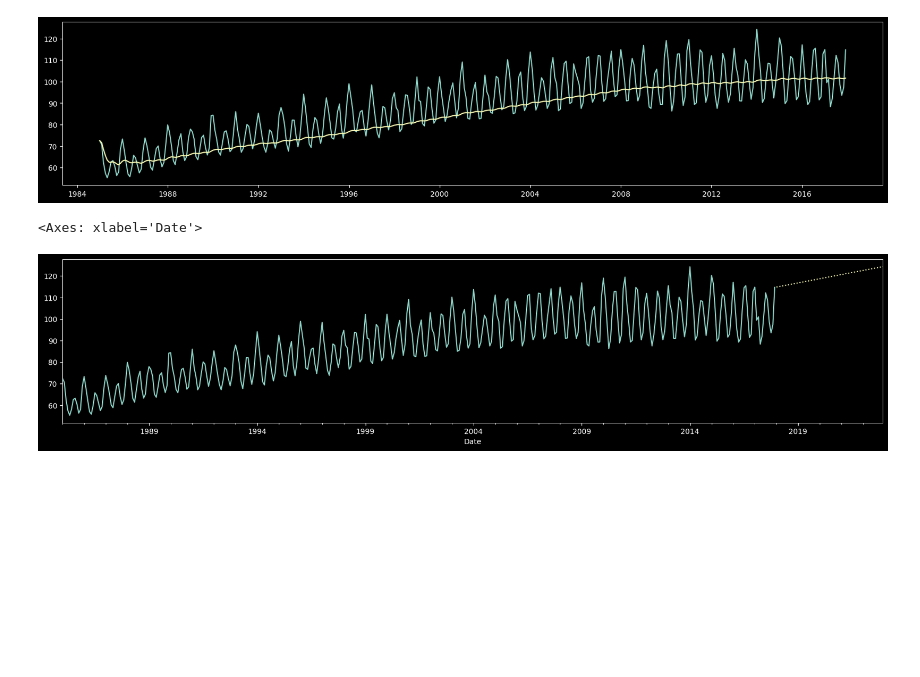
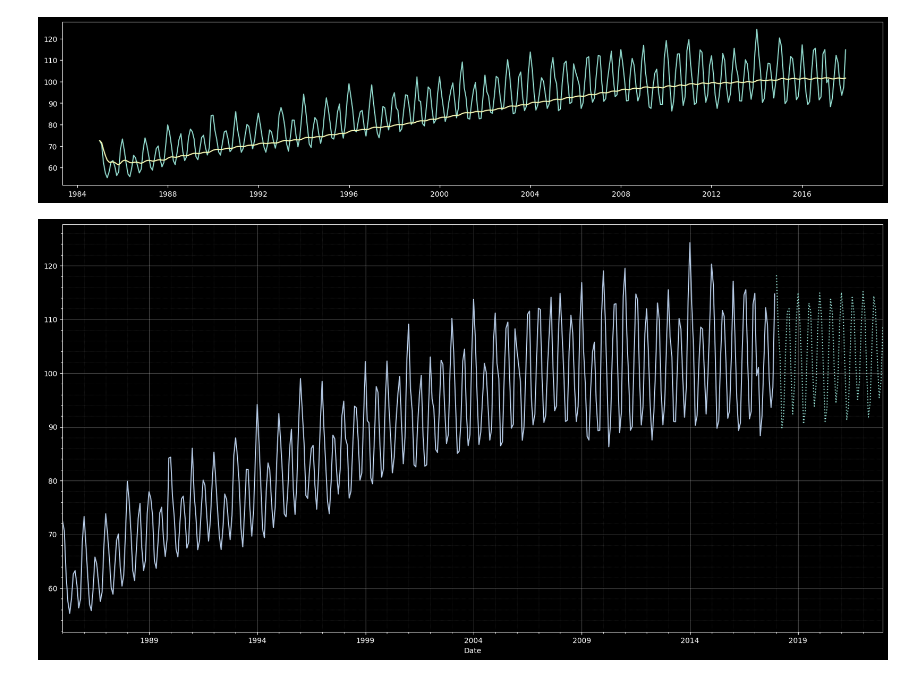
Before and after one commit to IivaNsh/Time_Series_Analysis_Study, a Jupyter notebook: arima_model/2.ipynb, the cells around one changed output. Cells and saved outputs as stored; diff of their text form; code cells hidden in the pictures; blank space fills up the shorter version.

Commit message:
adding pretty graphics

```diff
--- a/arima_model/2.ipynb
+++ b/arima_model/2.ipynb
@@ -92,7 +93,7 @@ plt.plot(exponential_moving_average)
 [<matplotlib.lines.Line2D at 0x...>]
 [figure]
 # %%
-model = ARIMA(data.production.values, order=(15,1,30), trend=[0,3,1,1])
+model = ARIMA(data.production.values, order=(15,2,20))
 model_fit = model.fit()
 output = model_fit.forecast(steps=12*5)
 # %%
@@ -105,11 +106,18 @@ prediction.index = dr=date_range(Timestamp(2018,1,1), Timestamp(2022,12,1), name
 # %%
 fig, ax = plt.subplots()
 
 fig.set_figwidth(20)
-fig.set_figheight(4)
+fig.set_figheight(10)
 
-data.production.plot()
+
+ax.xaxis.set_minor_locator(MultipleLocator(1))
+ax.grid(True)
+ax.minorticks_on()
+
+data.production.plot(color="lightsteelblue")
 prediction.production.plot(style=":")
+
+ax.grid(which='major', color='#DDDDDD', linewidth=0.5, alpha=0.5)
+ax.grid(which='minor', color='#EEEEEE', linestyle=':', linewidth=0.5,alpha=0.2)
 # %% [output]
-<Axes: xlabel='Date'>
-[figure, old version]
+[figure, new version]
```
Also changed, not shown: parts of 1 cell of this notebook.
